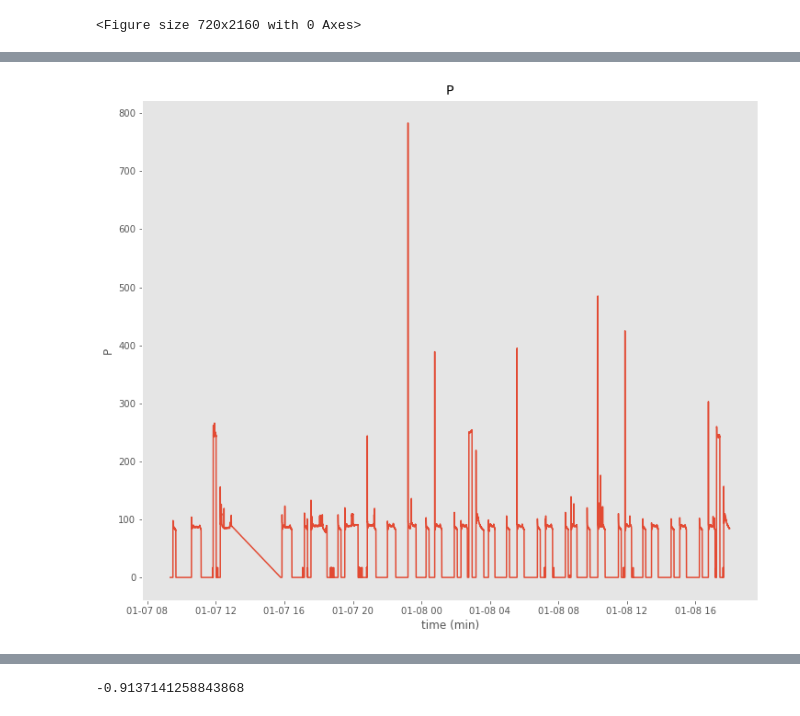
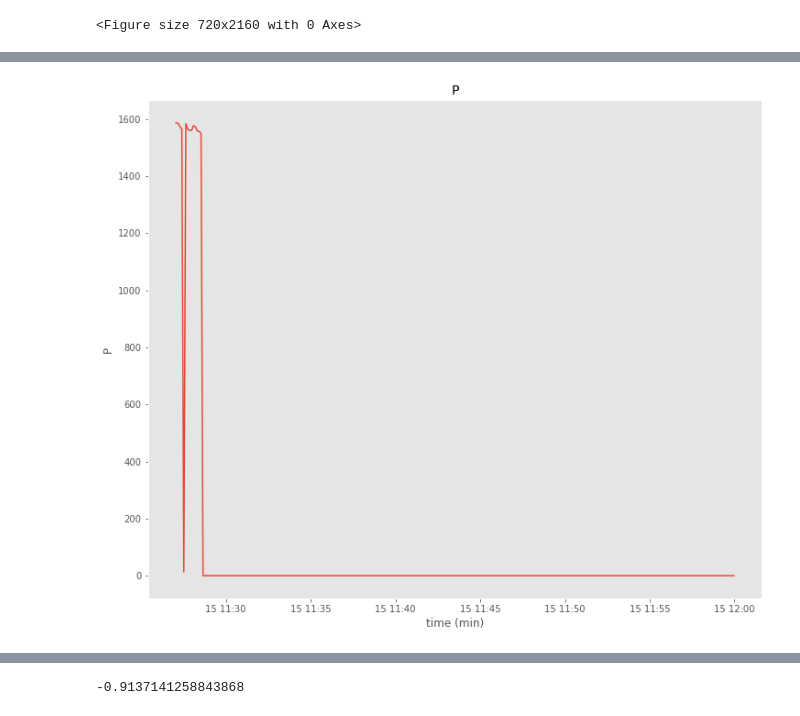
Before and after one commit to jenkoj/ts2img, a Jupyter notebook: ukdale_generate_dataset.ipynb, the cells around one changed output, grey strips where cells are left out. Drawn from its saved outputs; the diff is of its cells as text; code cells hidden in the pictures.

```diff
--- a/ukdale_generate_dataset.ipynb
+++ b/ukdale_generate_dataset.ipynb
@@ -33,19 +34,19 @@ rcParams['figure.figsize'] = (12, 10)
 plt.figure(figsize=(10,30))
 
 ukdale = DataSet('ukdale.h5')
-ukdale.set_window(start='2013-1-7T0920',end='2013-1-8T1800')
+ukdale.set_window(start='2013-3-15T1127',end='2013-3-15T1200')
 # %% [output]
 <Figure size 720x2160 with 0 Axes>
 # %%
 elec = ukdale.buildings[1].elec
-fridge = elec['fridge']
+fridge = elec['microwave']
 fridge.available_columns()
 df = next(fridge.load(physical_quantity='power'))
 
 fig, ax = plt.subplots()
-ax.plot(df)
+ax.plot(df.fillna(0))
 ax.set(xlabel='time (min)', ylabel='P', title='P')
 ax.grid()
 
-df.power.active[1900:1950]
+#df.power.active[1900:1950]
 # %% [output]
@@ -69 +53 @@ Name: active, dtype: float32
-[figure, old version]
+[figure, new version]
```
Also changed, not shown: parts of 13 cells of this notebook.
